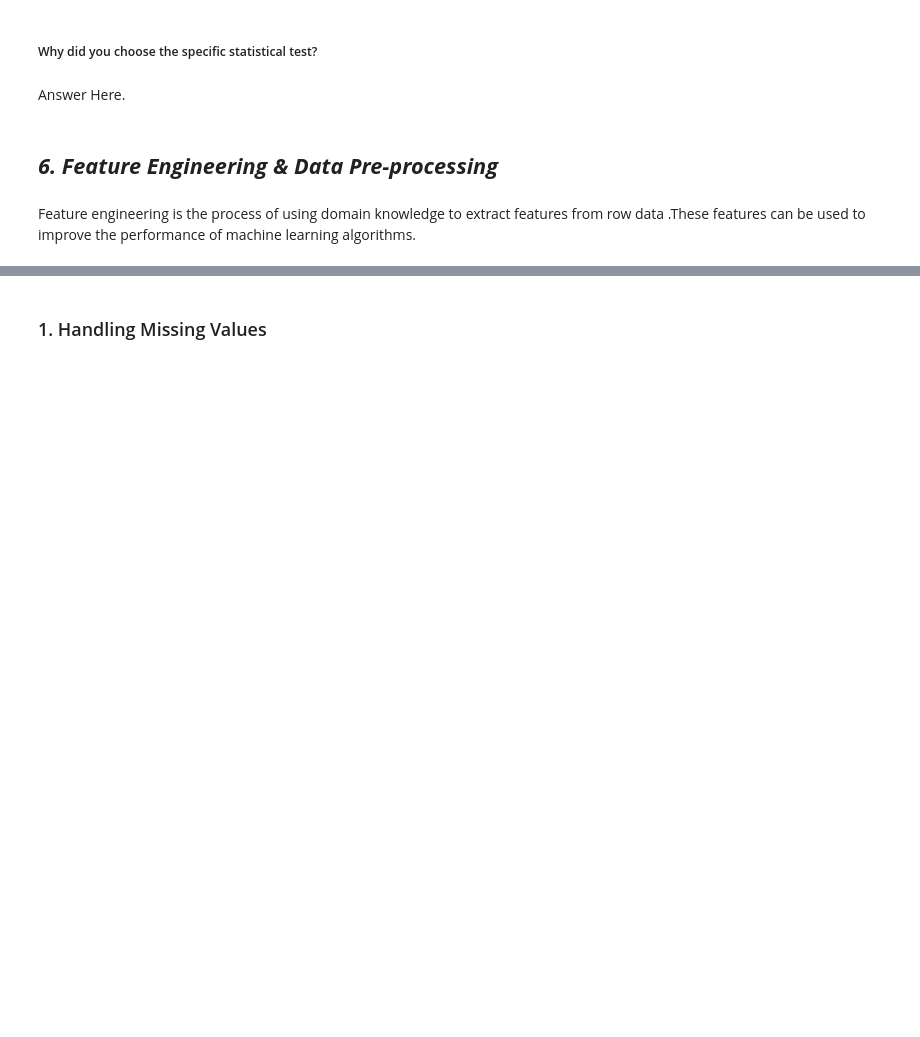
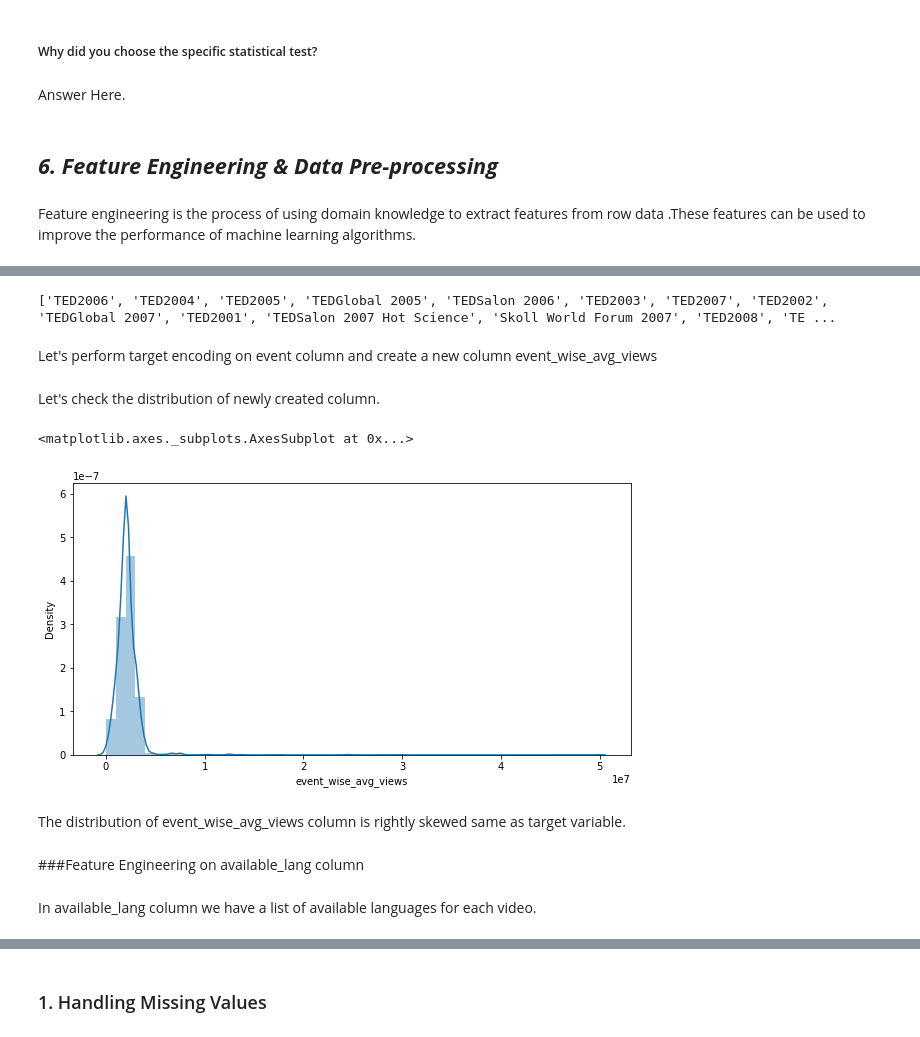
Before and after one commit to Asohail115/Ted-Talk-Views-prediction-Capstone-Regression, a Jupyter notebook: Ted_Talk_Views_prediction_Capstone_Regression.ipynb, the cells around one changed output, grey strips where cells are left out. Cells and saved outputs as stored; diff of their text form; code cells hidden in the pictures; blank space fills up the shorter version.

```diff
--- a/Ted_Talk_Views_prediction_Capstone_Regression.ipynb
+++ b/Ted_Talk_Views_prediction_Capstone_Regression.ipynb
@@ -969,0 +1047,26 @@ Feature engineering is the process of using domain knowledge to extract features
+# %%
+# Printing unique event categories.
+event_list=list(df.event.unique())
+print(event_list)
+# %% [output]
+['TED2006', 'TED2004', 'TED2005', 'TEDGlobal 2005', 'TEDSalon 2006', 'TED2003', 'TED2007', 'TED2002', 'TEDGlobal 2007', 'TED2001', 'TEDSalon 2007 Hot Science', 'Skoll World Forum 2007', 'TED2008', 'TE ...
+# %% [markdown]
+Let's perform target encoding on event column and create a new column event_wise_avg_views
+# %%
+#Target encoding on event column
+pop_event=df.groupby('event').agg({'views' : 'mean'}).sort_values(['views'],ascending=False)
+pop_event=pop_event.to_dict()
+pop_event=pop_event.values()
+pop_event=  list(pop_event)[0]
+df['event_wise_avg_views']=df['event'].map(pop_event)
+# %% [markdown]
+Let's check the distribution of newly created column.
+# %%
+#Distribution of event_wise_avg_views column
+plt.figure(figsize=(10,5))
+sns.distplot(df['event_wise_avg_views'])
+# %% [output]
+<matplotlib.axes._subplots.AxesSubplot at 0x...>
+[figure, added]
+# %% [markdown]
+The distribution of event_wise_avg_views column is rightly skewed same as target variable.
@@ -969,0 +1076,4 @@ Feature engineering is the process of using domain knowledge to extract features
+# %% [markdown]
+###Feature Engineering on available_lang column
+# %% [markdown]
+In available_lang column we have a list of available languages for each video.
```
Also changed, not shown: parts of 135 cells of this notebook.
